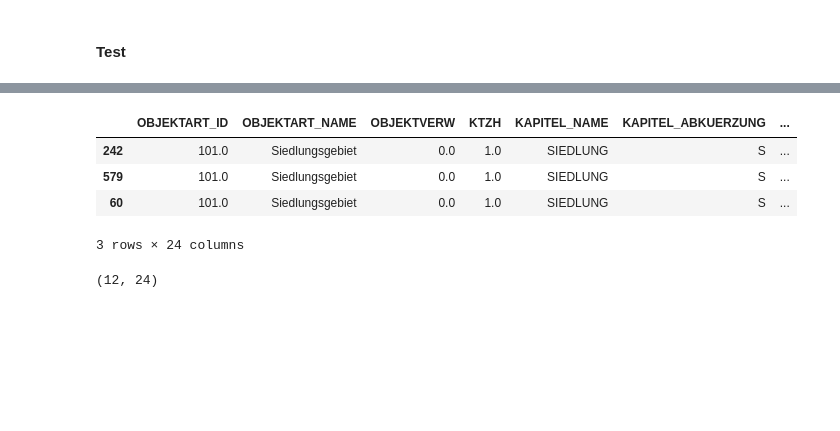
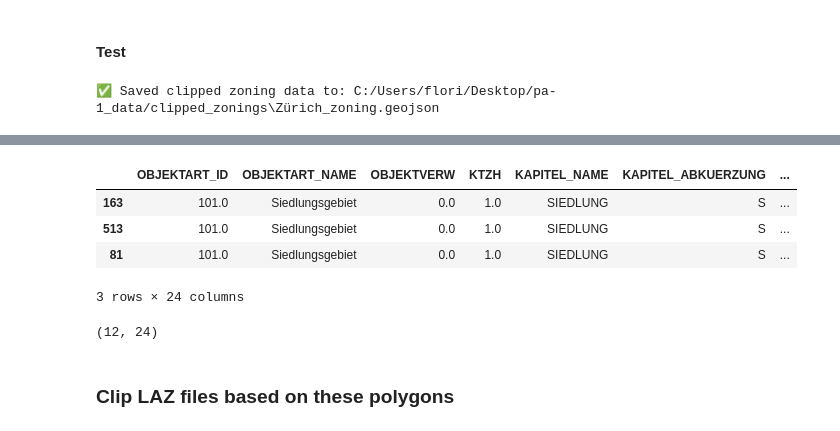
Before and after one commit to NicolaNoger/Point-Cloud_Segmentation, a Jupyter notebook: code/test_files_preparation.ipynb, the cells around one changed output, grey strips where cells are left out. Cells and saved outputs as stored; diff of their text form; code cells hidden in the pictures; blank space fills up the shorter version.

```diff
--- a/code/test_files_preparation.ipynb
+++ b/code/test_files_preparation.ipynb
@@ -65,9 +4,0 @@ m
-# %%
-gmd_borders = gpd.read_file("C:/Users/flori/Desktop/pa-1_data/gemeindegrenzen/gemeindegrenzen.gpkg", layer = "UP_GEMEINDEN_F")
-display(gmd_borders.head(3))
-print(gmd_borders.shape)
-
-zurich_borders = gmd_borders[gmd_borders["GEMEINDENAME"] == "Zürich"]
-# Slightly shrink the Zurich boundary (e.g. 1 meter inward)
-zurich_borders_shrunk = zurich_borders.copy()
-zurich_borders_shrunk["geometry"] = zurich_borders_shrunk.geometry.buffer(-5)
@@ -99,9 +14,6 @@ m
 # %% [markdown]
 ### Function
 # %%
-import geopandas as gpd
-from geopandas import clip
-import folium
 
 def load_municipality_boundary(gmd_file: str, municipality_name: str) -> gpd.GeoDataFrame:
     """Load and return the boundary polygon for a given municipality."""
@@ -136,12 +48,19 @@ def show_on_map(gdf: gpd.GeoDataFrame, zoom=13):
     folium.LayerControl().add_to(m)
     return m
 
-def process_municipality(zoning_file: str, gmd_file: str, municipality_name: str, show_map=True) -> gpd.GeoDataFrame:
+def process_municipality(
+    zoning_file: str,
+    gmd_file: str,
+    municipality_name: str,
+    output_dir: str = None,
+    show_map=True
+) -> gpd.GeoDataFrame:
     """
     Full processing pipeline:
     - Load and filter zoning data.
     - Load municipal boundary.
     - Clip zoning to boundary.
+    - Save result as GPKG using municipality name.
     - Optionally preview on map.
     - Return GeoDataFrame for further processing.
     """
@@ -149,6 +68,14 @@ def process_municipality(zoning_file: str, gmd_file: str, municipality_name: str
     muni_boundary = load_municipality_boundary(gmd_file, municipality_name)
     clipped = clip_zoning_to_municipality(zoning, muni_boundary)
 
+    # === Save clipped result ===
+    if output_dir is None:
+        output_dir = os.getcwd()  # current directory
+    os.makedirs(output_dir, exist_ok=True)
+    out_path = os.path.join(output_dir, f"{municipality_name}_zoning.geojson")
+    clipped.to_file(out_path, driver="GeoJSON")
+    print(f"✅ Saved clipped zoning data to: {out_path}")
+
     if show_map:
         display(show_on_map(clipped))
 
@@ -156,18 +83,27 @@ def process_municipality(zoning_file: str, gmd_file: str, municipality_name: str
 # %% [markdown]
 #### Test
 # %%
-richtplan_path = "C:/Users/flori/Desktop/pa-1_data/richtplan/winterthur/Kantonaler_Richtplan_-OGD/Kantonaler_Richtplan_-OGD.gpkg"
+output_directory = "C:/Users/flori/Desktop/pa-1_data/clipped_zonings"
+richtplan_path = "C:/Users/flori/Desktop/pa-1_data/richtplan/zurich/Kantonaler_Richtplan_-OGD/Kantonaler_Richtplan_-OGD.gpkg"
 gmd_path = "C:/Users/flori/Desktop/pa-1_data/gemeindegrenzen/gemeindegrenzen.gpkg"
-municipality = "Winterthur"
+municipality = "Zürich"
 
-zoning_filtered = process_municipality(richtplan_path, gmd_path, municipality)
+zoning_filtered = process_municipality(
+    zoning_file=richtplan_path,
+    gmd_file=gmd_path,
+    municipality_name=municipality,
+    output_dir=output_directory
+)
 display(zoning_filtered.head(3))
 print(zoning_filtered.shape)
 # %% [output]
+✅ Saved clipped zoning data to: C:/Users/flori/Desktop/pa-1_data/clipped_zonings\Zürich_zoning.geojson
 [interactive output not drawn]
 |  | OBJEKTART_ID | OBJEKTART_NAME | OBJEKTVERW | KTZH | KAPITEL_NAME | KAPITEL_ABKUERZUNG | ... |
-| 242 | 101.0 | Siedlungsgebiet | 0.0 | 1.0 | SIEDLUNG | S | ... |
-| 579 | 101.0 | Siedlungsgebiet | 0.0 | 1.0 | SIEDLUNG | S | ... |
-| 60 | 101.0 | Siedlungsgebiet | 0.0 | 1.0 | SIEDLUNG | S | ... |
+| 163 | 101.0 | Siedlungsgebiet | 0.0 | 1.0 | SIEDLUNG | S | ... |
+| 513 | 101.0 | Siedlungsgebiet | 0.0 | 1.0 | SIEDLUNG | S | ... |
+| 81 | 101.0 | Siedlungsgebiet | 0.0 | 1.0 | SIEDLUNG | S | ... |
-3 rows × 24 columns
-(12, 24)
+3 rows × 24 columns
+(12, 24)
+# %% [markdown]
+### Clip LAZ files based on these polygons
```
Also changed, not shown: parts of 9 cells of this notebook.
